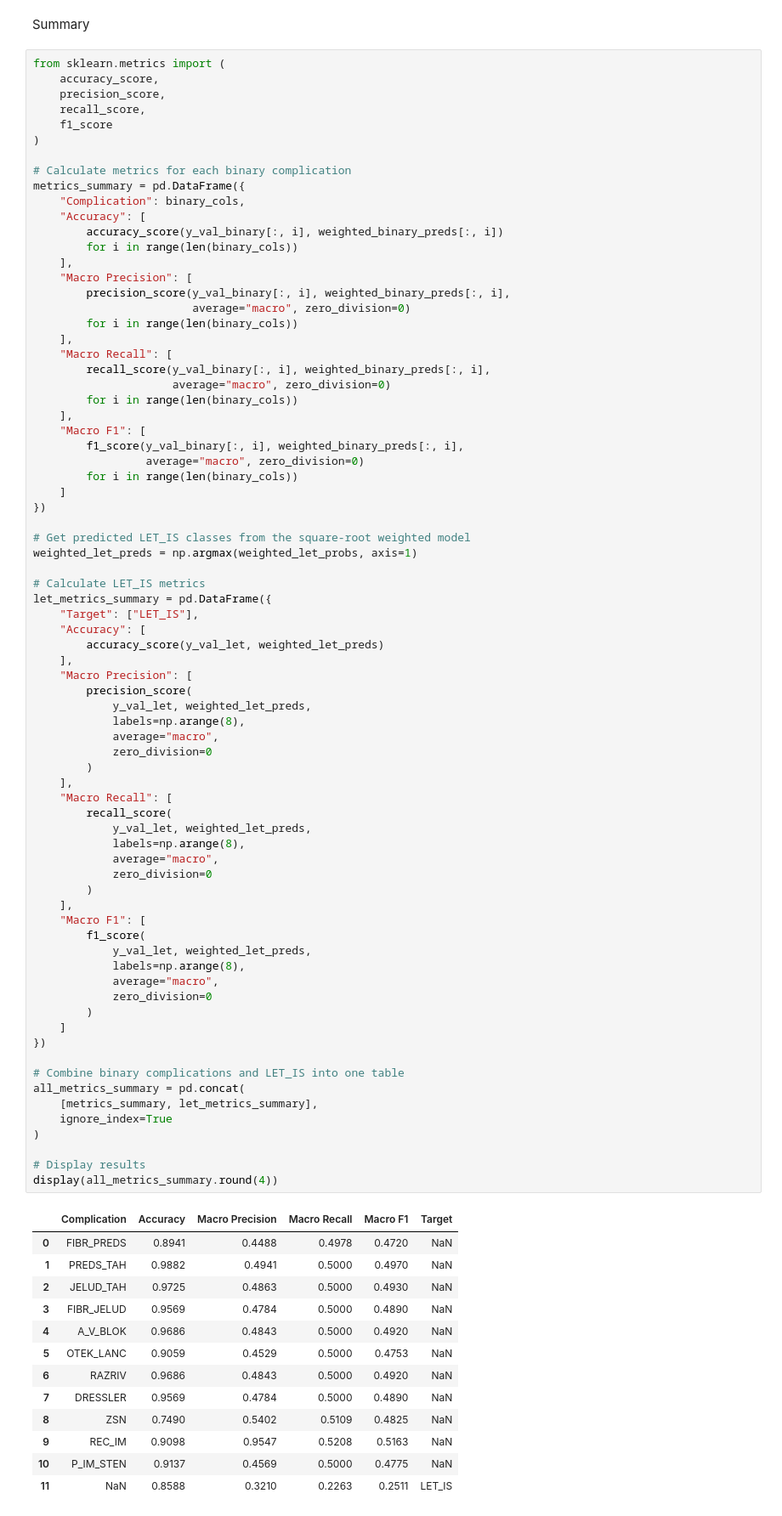
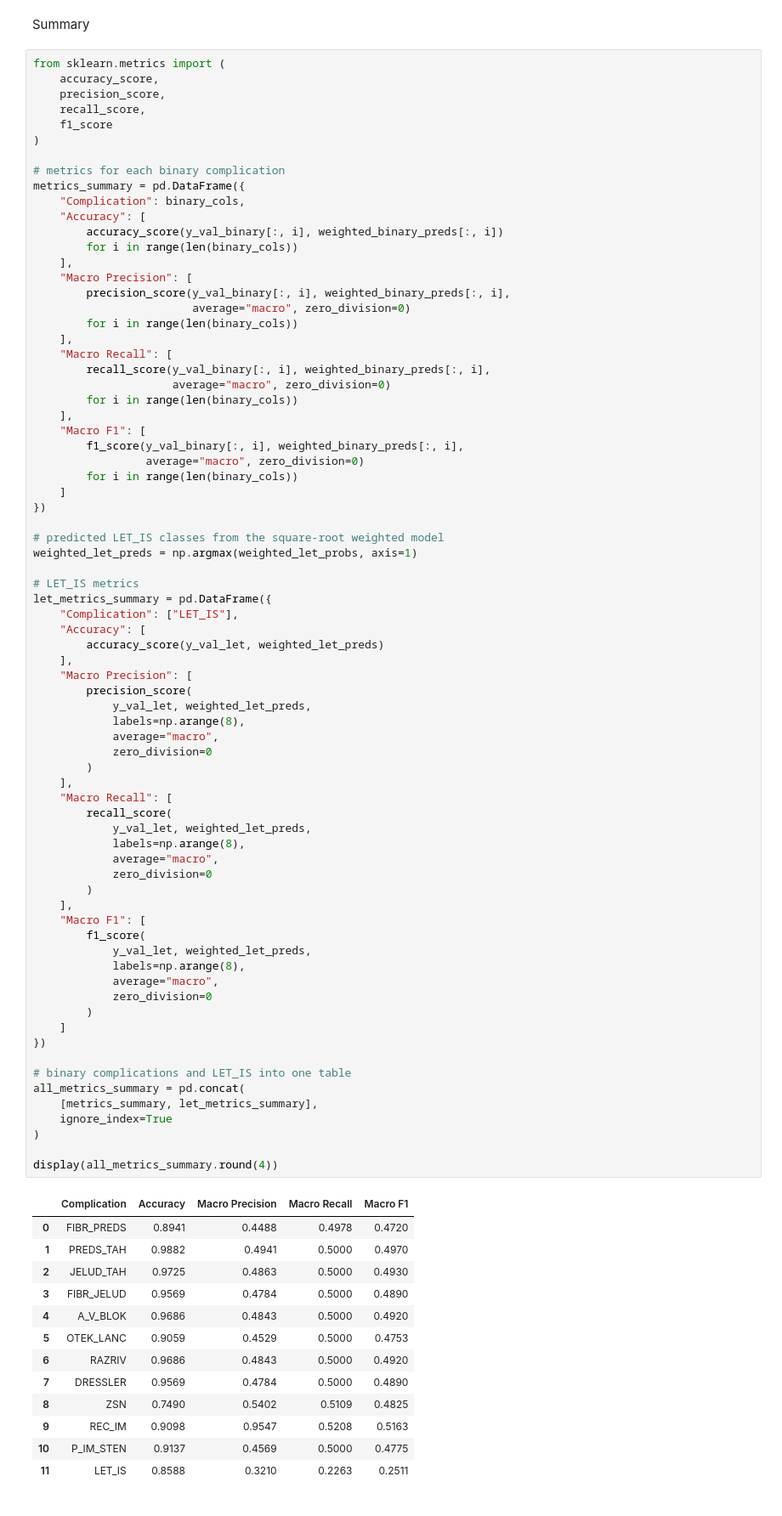
Before and after one commit to moonemal/4AL3, a Jupyter notebook: second_model_implementation.ipynb, the cells around one changed output. Shown at 85% size. Cells and saved outputs as stored; diff of their text form.

Commit message:
updated model implementation files

```diff
--- a/second_model_implementation.ipynb
+++ b/second_model_implementation.ipynb
@@ -565,7 +481,7 @@ from sklearn.metrics import (
     f1_score
 )
 
-# Calculate metrics for each binary complication
+# metrics for each binary complication
 metrics_summary = pd.DataFrame({
     "Complication": binary_cols,
     "Accuracy": [
@@ -589,12 +505,12 @@ metrics_summary = pd.DataFrame({
     ]
 })
 
-# Get predicted LET_IS classes from the square-root weighted model
+# predicted LET_IS classes from the square-root weighted model
 weighted_let_preds = np.argmax(weighted_let_probs, axis=1)
 
-# Calculate LET_IS metrics
+# LET_IS metrics
 let_metrics_summary = pd.DataFrame({
-    "Target": ["LET_IS"],
+    "Complication": ["LET_IS"],
     "Accuracy": [
         accuracy_score(y_val_let, weighted_let_preds)
     ],
@@ -604,45 +520,44 @@ let_metrics_summary = pd.DataFrame({
             labels=np.arange(8),
             average="macro",
             zero_division=0
         )
     ],
     "Macro Recall": [
         recall_score(
             y_val_let, weighted_let_preds,
             labels=np.arange(8),
             average="macro",
             zero_division=0
         )
     ],
     "Macro F1": [
         f1_score(
             y_val_let, weighted_let_preds,
             labels=np.arange(8),
             average="macro",
             zero_division=0
         )
     ]
 })
 
-# Combine binary complications and LET_IS into one table
+# binary complications and LET_IS into one table
 all_metrics_summary = pd.concat(
     [metrics_summary, let_metrics_summary],
     ignore_index=True
 )
 
-# Display results
 display(all_metrics_summary.round(4))
 # %% [output]
-|  | Complication | Accuracy | Macro Precision | Macro Recall | Macro F1 | Target |
-| 0 | FIBR_PREDS | 0.8941 | 0.4488 | 0.4978 | 0.4720 | NaN |
-| 1 | PREDS_TAH | 0.9882 | 0.4941 | 0.5000 | 0.4970 | NaN |
-| 2 | JELUD_TAH | 0.9725 | 0.4863 | 0.5000 | 0.4930 | NaN |
-| 3 | FIBR_JELUD | 0.9569 | 0.4784 | 0.5000 | 0.4890 | NaN |
-| 4 | A_V_BLOK | 0.9686 | 0.4843 | 0.5000 | 0.4920 | NaN |
-| 5 | OTEK_LANC | 0.9059 | 0.4529 | 0.5000 | 0.4753 | NaN |
-| 6 | RAZRIV | 0.9686 | 0.4843 | 0.5000 | 0.4920 | NaN |
-| 7 | DRESSLER | 0.9569 | 0.4784 | 0.5000 | 0.4890 | NaN |
-| 8 | ZSN | 0.7490 | 0.5402 | 0.5109 | 0.4825 | NaN |
-| 9 | REC_IM | 0.9098 | 0.9547 | 0.5208 | 0.5163 | NaN |
-| 10 | P_IM_STEN | 0.9137 | 0.4569 | 0.5000 | 0.4775 | NaN |
-| 11 | NaN | 0.8588 | 0.3210 | 0.2263 | 0.2511 | LET_IS |
+|  | Complication | Accuracy | Macro Precision | Macro Recall | Macro F1 |
+| 0 | FIBR_PREDS | 0.8941 | 0.4488 | 0.4978 | 0.4720 |
+| 1 | PREDS_TAH | 0.9882 | 0.4941 | 0.5000 | 0.4970 |
+| 2 | JELUD_TAH | 0.9725 | 0.4863 | 0.5000 | 0.4930 |
+| 3 | FIBR_JELUD | 0.9569 | 0.4784 | 0.5000 | 0.4890 |
+| 4 | A_V_BLOK | 0.9686 | 0.4843 | 0.5000 | 0.4920 |
+| 5 | OTEK_LANC | 0.9059 | 0.4529 | 0.5000 | 0.4753 |
+| 6 | RAZRIV | 0.9686 | 0.4843 | 0.5000 | 0.4920 |
+| 7 | DRESSLER | 0.9569 | 0.4784 | 0.5000 | 0.4890 |
+| 8 | ZSN | 0.7490 | 0.5402 | 0.5109 | 0.4825 |
+| 9 | REC_IM | 0.9098 | 0.9547 | 0.5208 | 0.5163 |
+| 10 | P_IM_STEN | 0.9137 | 0.4569 | 0.5000 | 0.4775 |
+| 11 | LET_IS | 0.8588 | 0.3210 | 0.2263 | 0.2511 |
```
Also changed, not shown: parts of 18 cells of this notebook, 4 other files.
